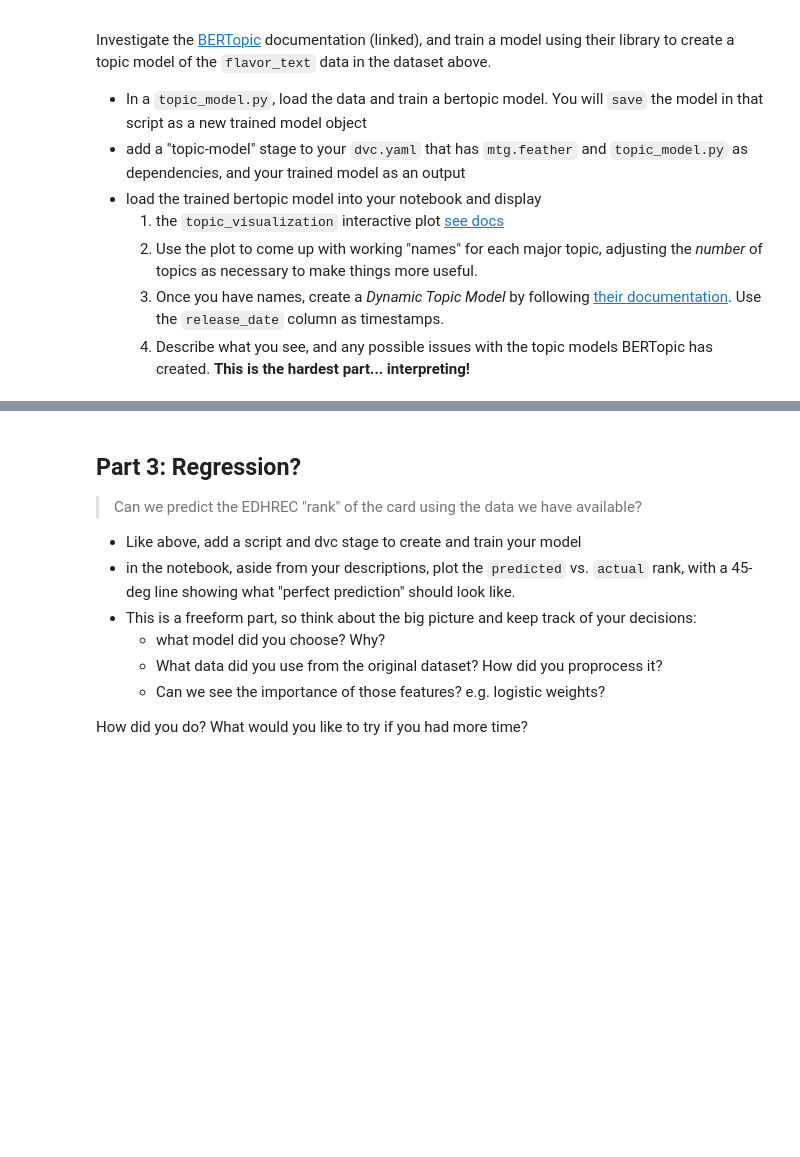
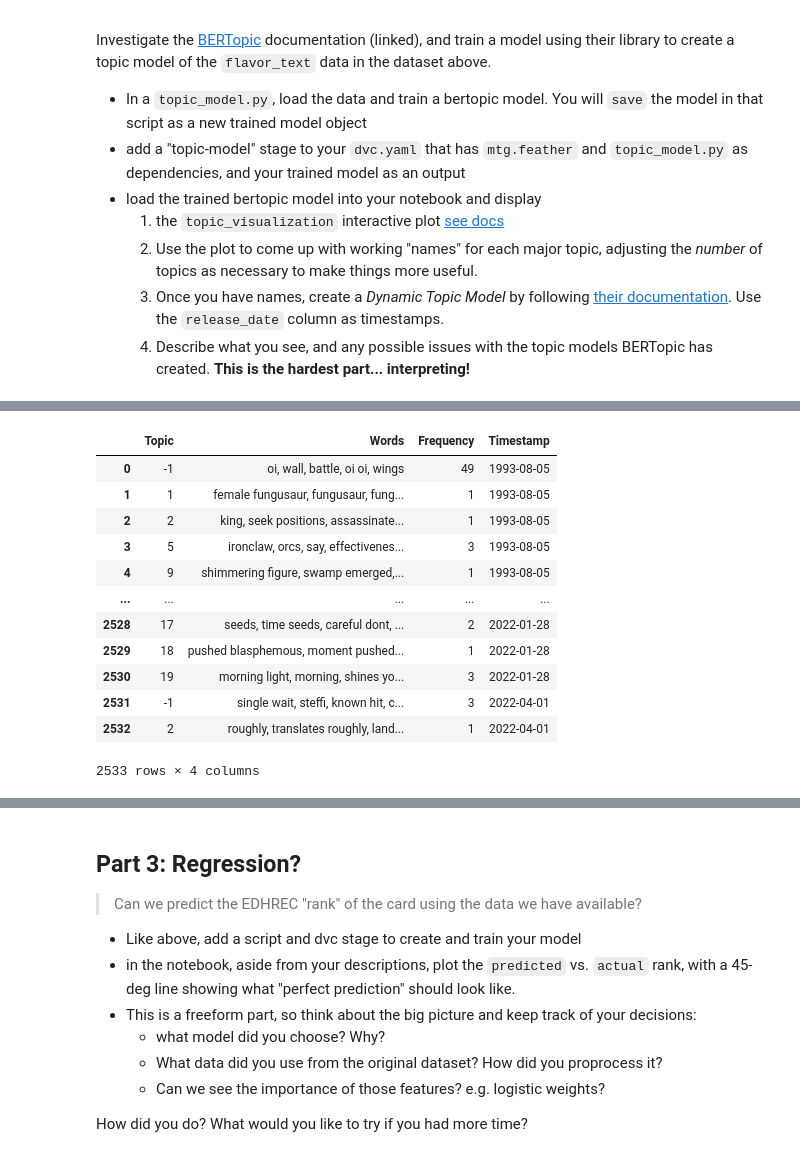
Before and after one commit to rtbs-dev/text-data-spr22, a Jupyter notebook: homework/hw2-goals-approaches/yaa46/readme.ipynb, the cells around one changed output, grey strips where cells are left out. Cells and saved outputs as stored; diff of their text form; code cells hidden in the pictures; blank space fills up the shorter version.

```diff
--- a/homework/hw2-goals-approaches/yaa46/readme.ipynb
+++ b/homework/hw2-goals-approaches/yaa46/readme.ipynb
@@ -126,3 +84,8 @@ To disable this warning, you can either:
 # %%
 # load data
 mtg = pd.read_feather('../../../data/mtg.feather')
+# %%
+flavor_text = list(mtg["flavor_text"].values.dropna())
+# %%
+# load topic model variables
+topics, probs = topic_model.fit_transform(flavor_text)
@@ -139,8 +138,25 @@ topic_model.visualize_topics([1,2,3,4,5,6,7,8,9,10,11,12,13,14,15,16,17,18,19])
 # %%
-release_date = mtg[['release_date', 'flavor_text']].dropna().drop(columns=['flavor_text'])
+dynamic = mtg[['release_date', 'flavor_text']].dropna()
 
 # convert release date to list
-release_date = list(release_date['release_date'])
+release_date = list(dynamic['release_date'])
+text = list(dynamic['flavor_text'])
 # %%
 # create a dynamic topic model using release date columns as timestamps
 topics_over_time = topic_model.topics_over_time(text, topics, release_date)
+# %%
+topics_over_time
+# %% [output]
+|  | Topic | Words | Frequency | Timestamp |
+| 0 | -1 | oi, wall, battle, oi oi, wings | 49 | 1993-08-05 |
+| 1 | 1 | female fungusaur, fungusaur, fung... | 1 | 1993-08-05 |
+| 2 | 2 | king, seek positions, assassinate... | 1 | 1993-08-05 |
+| 3 | 5 | ironclaw, orcs, say, effectivenes... | 3 | 1993-08-05 |
+| 4 | 9 | shimmering figure, swamp emerged,... | 1 | 1993-08-05 |
+| ... | ... | ... | ... | ... |
+| 2528 | 17 | seeds, time seeds, careful dont, ... | 2 | 2022-01-28 |
+| 2529 | 18 | pushed blasphemous, moment pushed... | 1 | 2022-01-28 |
+| 2530 | 19 | morning light, morning, shines yo... | 3 | 2022-01-28 |
+| 2531 | -1 | single wait, steffi, known hit, c... | 3 | 2022-04-01 |
+| 2532 | 2 | roughly, translates roughly, land... | 1 | 2022-04-01 |
+2533 rows × 4 columns
```
Also changed, not shown: parts of 48 cells of this notebook, 12 other files.
